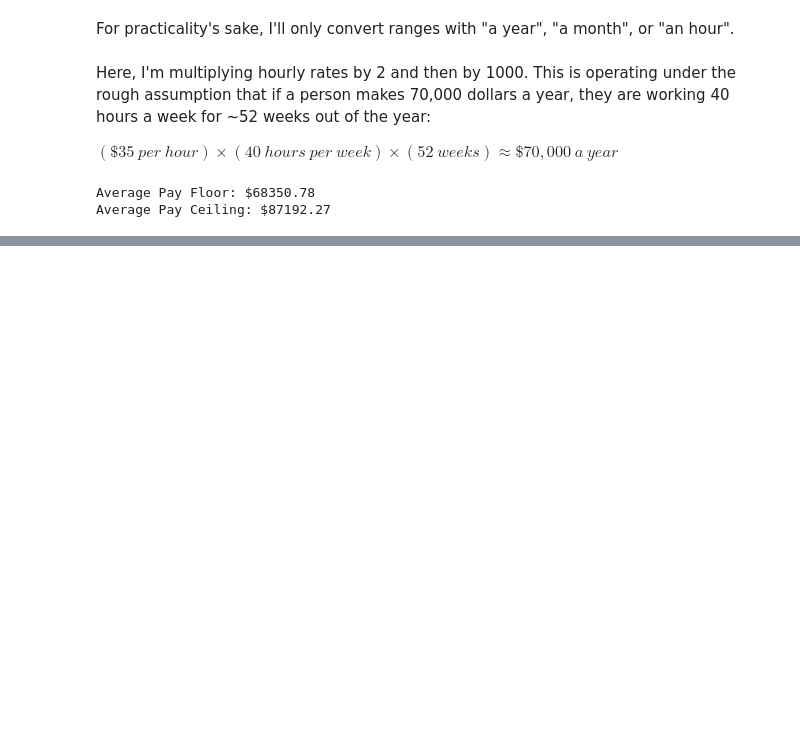
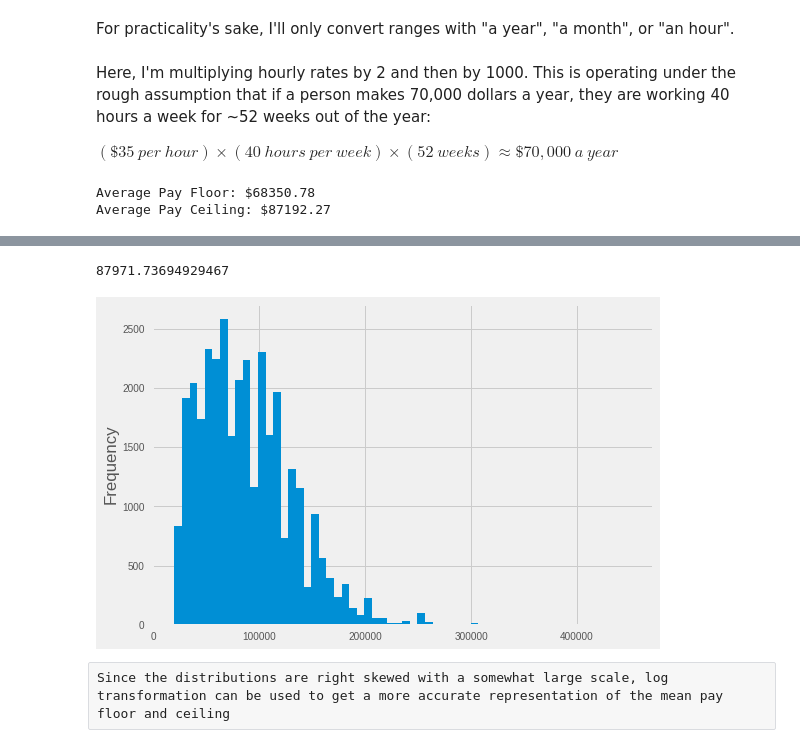
Before and after one commit to jose-marquez89/tech-job-landscape, a Jupyter notebook: python_scrape/jobs_explore.ipynb, the cells around one changed output, grey strips where cells are left out. Saved outputs shown, nothing was run; the diff lists cells and outputs as text; code cells hidden in the pictures; blank space fills up the shorter version.

```diff
--- a/python_scrape/jobs_explore.ipynb
+++ b/python_scrape/jobs_explore.ipynb
@@ -213,0 +298,8 @@ Average Pay Ceiling: $87192.27
+# %%
+print(jobs['ceiling_pay_yearly'].mean())
+jobs['ceiling_pay_yearly'].plot.hist(bins=60);
+# %% [output]
+87971.73694929467
+[figure, added]
+# %% [raw]
+Since the distributions are right skewed with a somewhat large scale, log transformation can be used to get a more accurate representation of the mean pay floor and ceiling
```
Also changed, not shown: parts of 16 cells of this notebook.
